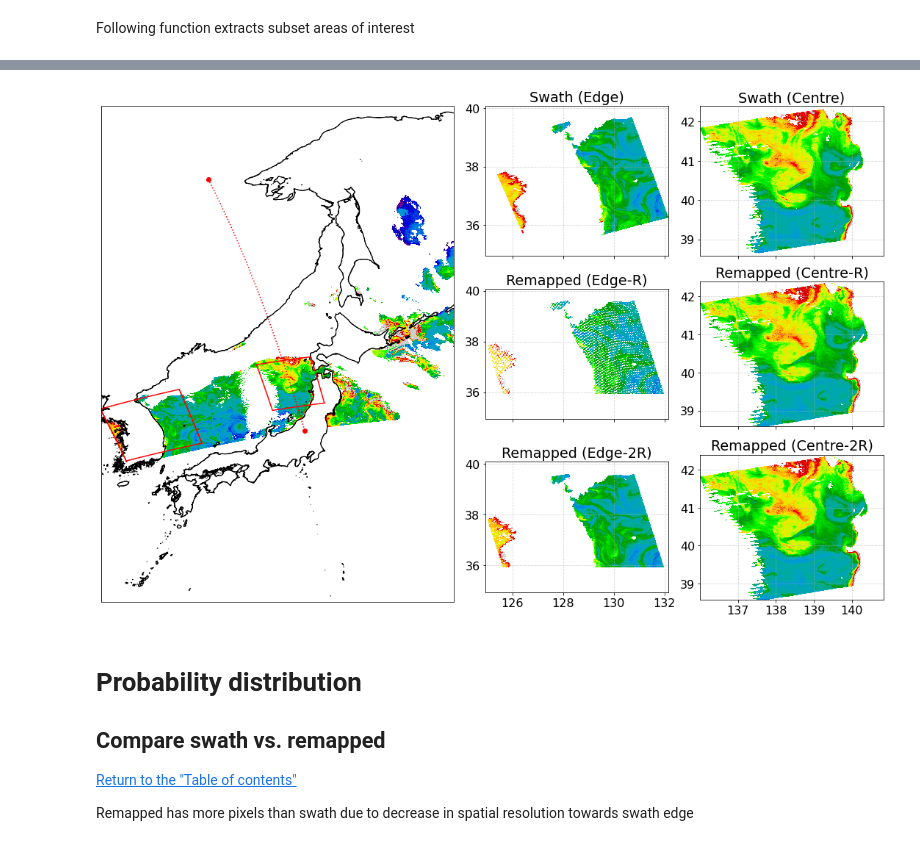
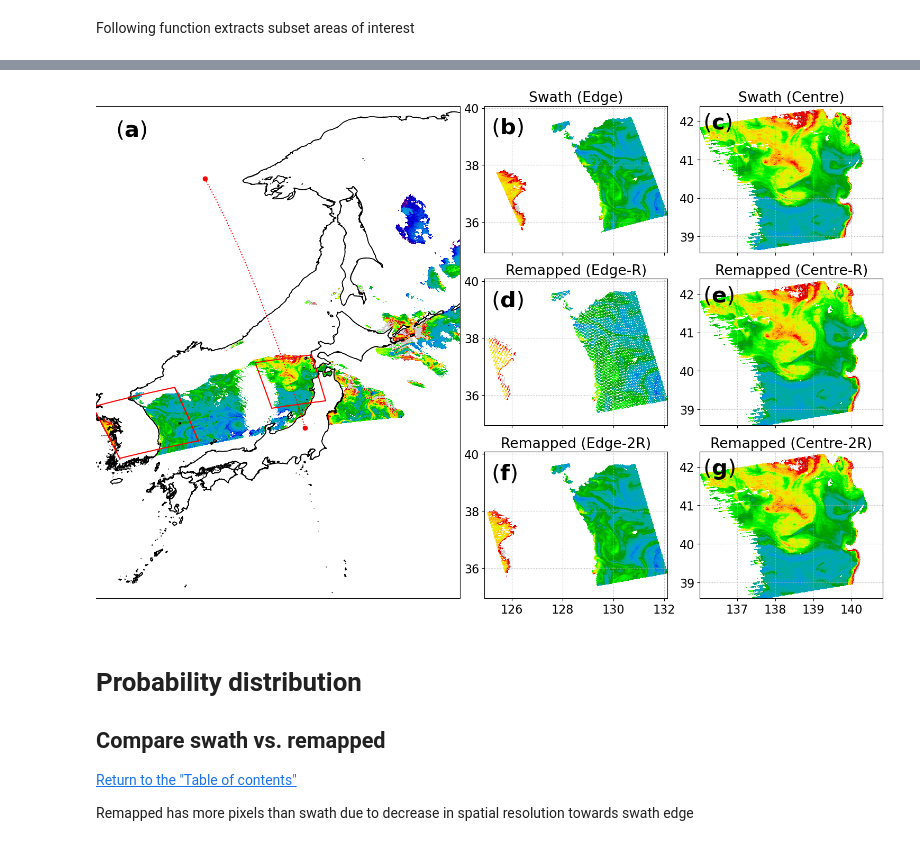
Before and after one commit to npec/ee-oc-data-ingestion, a Jupyter notebook: SWATH_REMAP_MODISA.ipynb, the cells around one changed output, grey strips where cells are left out. Saved outputs shown, nothing was run; the diff lists cells and outputs as text; code cells hidden in the pictures.

```diff
--- a/SWATH_REMAP_MODISA.ipynb
+++ b/SWATH_REMAP_MODISA.ipynb
@@ -173,14 +181,22 @@ fig = plt.figure()
 gs = gridspec.GridSpec(3, 4, figure=fig)
 
 axm = fig.add_subplot(gs[:, :2], projection=ccrs.PlateCarree())
+axm.text(126.5, 58, r'($\rm{\bf{a}}$)', fontsize=30)
 
 ax0 = fig.add_subplot(gs[0, -2])
 ax1 = fig.add_subplot(gs[1, -2])
 ax2 = fig.add_subplot(gs[2, -2])
+ax0.text(125.2, 39.1, r'($\rm{\bf{b}}$)', fontsize=30)
+ax1.text(125.2, 39.1, r'($\rm{\bf{d}}$)', fontsize=30)
+ax2.text(125.2, 39.1, r'($\rm{\bf{f}}$)', fontsize=30)
 
 ax3 = fig.add_subplot(gs[0, -1])
 ax4 = fig.add_subplot(gs[1, -1])
 ax5 = fig.add_subplot(gs[2, -1])
+ax3.text(136.1, 41.8, r'($\rm{\bf{c}}$)', fontsize=30)
+ax4.text(136.1, 41.8, r'($\rm{\bf{e}}$)', fontsize=30)
+ax5.text(136.1, 41.8, r'($\rm{\bf{g}}$)', fontsize=30)
+
 axs = (ax3, ax4, ax5), (ax0, ax1, ax2)
 bounds = (137, 39, 140, 42), (126, 36, 131, 39)
 
@@ -212,7 +228,8 @@ for bbox, ax, label in zip(bounds, axs, ('Centre', 'Edge')):
     # -------------
     # swath polygon
     # -------------
-    px, py = utils.ascending_polygon(xv=ncx, yv=ncy)
+    name = OPATH.joinpath(f'modisa_{label.lower()}2gee.shp')
+    px, py = utils.ascending_polygon(xv=ncx, yv=ncy, name=name)
     # Save polygon
     utils.save_shape(px, py, file=OPATH.joinpath(f'modisa_{label.lower()}.shp'))
 
@@ -263,4 +281,4 @@ Wall time: 41.1 s
-[figure, old version]
+[figure, new version]
 # %% [markdown]
 # Probability distribution
 
```
Also changed, not shown: parts of 10 cells of this notebook, 29 other files.
